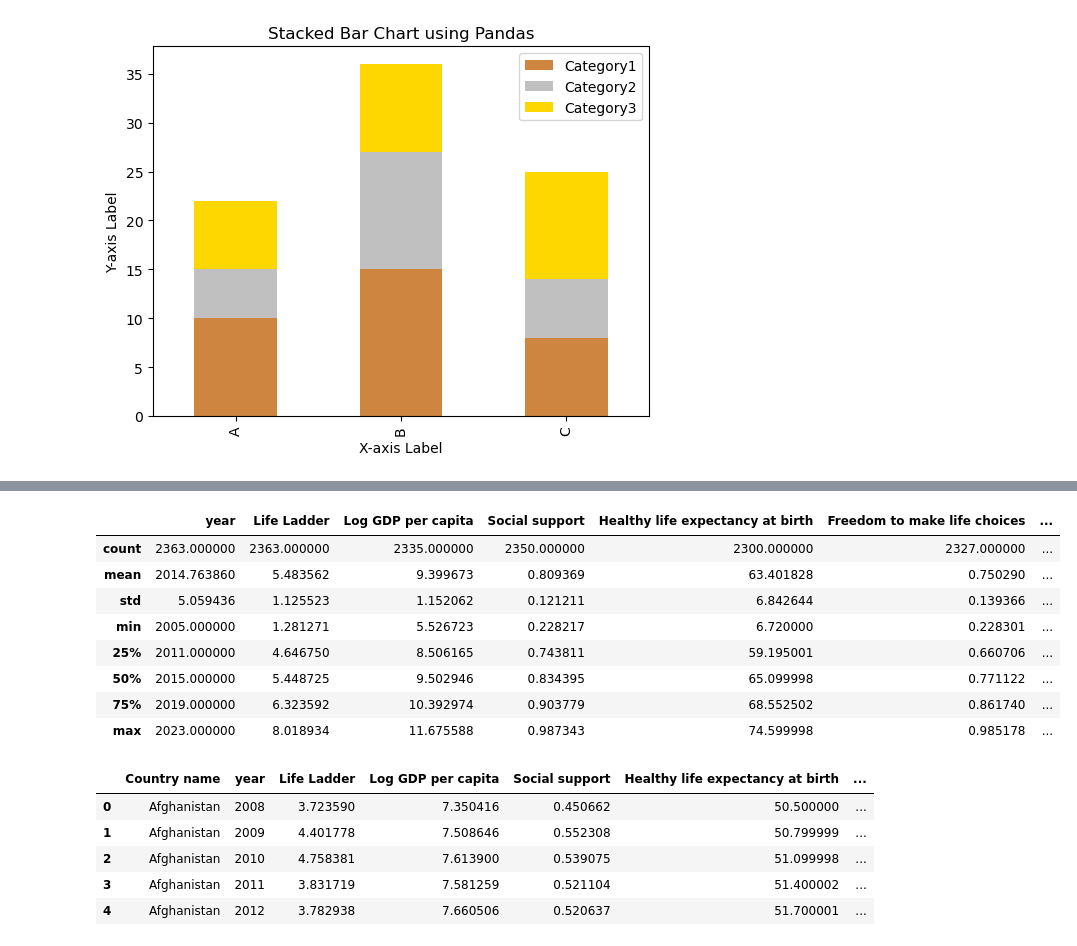
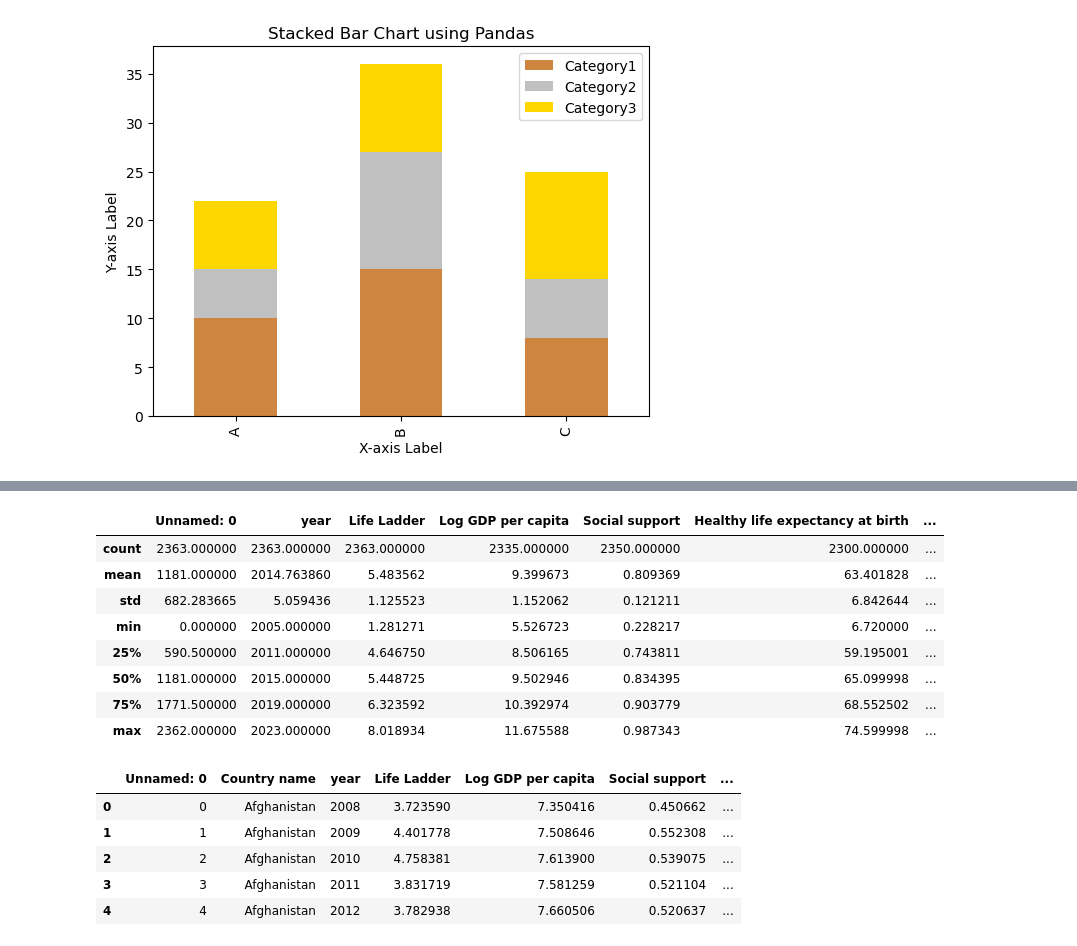
Before and after one commit to JimGile/group3-project1, a Jupyter notebook: src/jg_scratch.ipynb, the cells around one changed output, grey strips where cells are left out. Saved outputs shown, nothing was run; the diff lists cells and outputs as text; code cells hidden in the pictures.

Commit message:
More exploration of Olympics and Happiness data

```diff
--- a/src/jg_scratch.ipynb
+++ b/src/jg_scratch.ipynb
@@ -55,0 +35,3 @@ memory usage: 203.2+ KB
+# %%
+df_happiness = pd.read_csv('../data/world-happiness/global_happiness.csv')
+df_happiness.info()
@@ -56,24 +57,24 @@ memory usage: 203.2+ KB
 # %%
-df.describe()
+df_happiness.describe()
 # %% [output]
-|  | year | Life Ladder | Log GDP per capita | Social support | Healthy life expectancy at birth | Freedom to make life choices | ... |
-| count | 2363.000000 | 2363.000000 | 2335.000000 | 2350.000000 | 2300.000000 | 2327.000000 | ... |
-| mean | 2014.763860 | 5.483562 | 9.399673 | 0.809369 | 63.401828 | 0.750290 | ... |
-| std | 5.059436 | 1.125523 | 1.152062 | 0.121211 | 6.842644 | 0.139366 | ... |
-| min | 2005.000000 | 1.281271 | 5.526723 | 0.228217 | 6.720000 | 0.228301 | ... |
-| 25% | 2011.000000 | 4.646750 | 8.506165 | 0.743811 | 59.195001 | 0.660706 | ... |
-| 50% | 2015.000000 | 5.448725 | 9.502946 | 0.834395 | 65.099998 | 0.771122 | ... |
-| 75% | 2019.000000 | 6.323592 | 10.392974 | 0.903779 | 68.552502 | 0.861740 | ... |
-| max | 2023.000000 | 8.018934 | 11.675588 | 0.987343 | 74.599998 | 0.985178 | ... |
+|  | Unnamed: 0 | year | Life Ladder | Log GDP per capita | Social support | Healthy life expectancy at birth | ... |
+| count | 2363.000000 | 2363.000000 | 2363.000000 | 2335.000000 | 2350.000000 | 2300.000000 | ... |
+| mean | 1181.000000 | 2014.763860 | 5.483562 | 9.399673 | 0.809369 | 63.401828 | ... |
+| std | 682.283665 | 5.059436 | 1.125523 | 1.152062 | 0.121211 | 6.842644 | ... |
+| min | 0.000000 | 2005.000000 | 1.281271 | 5.526723 | 0.228217 | 6.720000 | ... |
+| 25% | 590.500000 | 2011.000000 | 4.646750 | 8.506165 | 0.743811 | 59.195001 | ... |
+| 50% | 1181.000000 | 2015.000000 | 5.448725 | 9.502946 | 0.834395 | 65.099998 | ... |
+| 75% | 1771.500000 | 2019.000000 | 6.323592 | 10.392974 | 0.903779 | 68.552502 | ... |
+| max | 2362.000000 | 2023.000000 | 8.018934 | 11.675588 | 0.987343 | 74.599998 | ... |
 # %%
-df.head()
+df_happiness.head()
 # %% [output]
-|  | Country name | year | Life Ladder | Log GDP per capita | Social support | Healthy life expectancy at birth | ... |
-| 0 | Afghanistan | 2008 | 3.723590 | 7.350416 | 0.450662 | 50.500000 | ... |
-| 1 | Afghanistan | 2009 | 4.401778 | 7.508646 | 0.552308 | 50.799999 | ... |
-| 2 | Afghanistan | 2010 | 4.758381 | 7.613900 | 0.539075 | 51.099998 | ... |
-| 3 | Afghanistan | 2011 | 3.831719 | 7.581259 | 0.521104 | 51.400002 | ... |
-| 4 | Afghanistan | 2012 | 3.782938 | 7.660506 | 0.520637 | 51.700001 | ... |
+|  | Unnamed: 0 | Country name | year | Life Ladder | Log GDP per capita | Social support | ... |
+| 0 | 0 | Afghanistan | 2008 | 3.723590 | 7.350416 | 0.450662 | ... |
+| 1 | 1 | Afghanistan | 2009 | 4.401778 | 7.508646 | 0.552308 | ... |
+| 2 | 2 | Afghanistan | 2010 | 4.758381 | 7.613900 | 0.539075 | ... |
+| 3 | 3 | Afghanistan | 2011 | 3.831719 | 7.581259 | 0.521104 | ... |
+| 4 | 4 | Afghanistan | 2012 | 3.782938 | 7.660506 | 0.520637 | ... |
 # %%
 #temp = df.value_counts('Country name').sort_index(ascending=True).nunique()
 temp = df['Country name'].unique()
```
Also changed, not shown: parts of 3 cells of this notebook, 7 other files.
